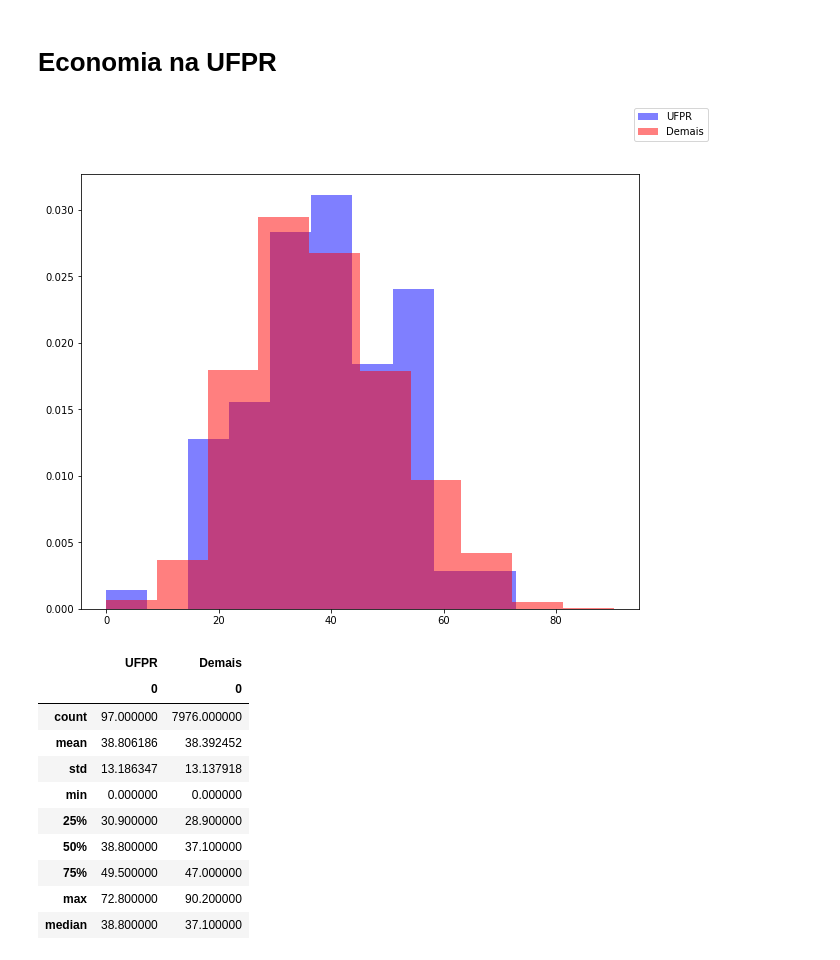
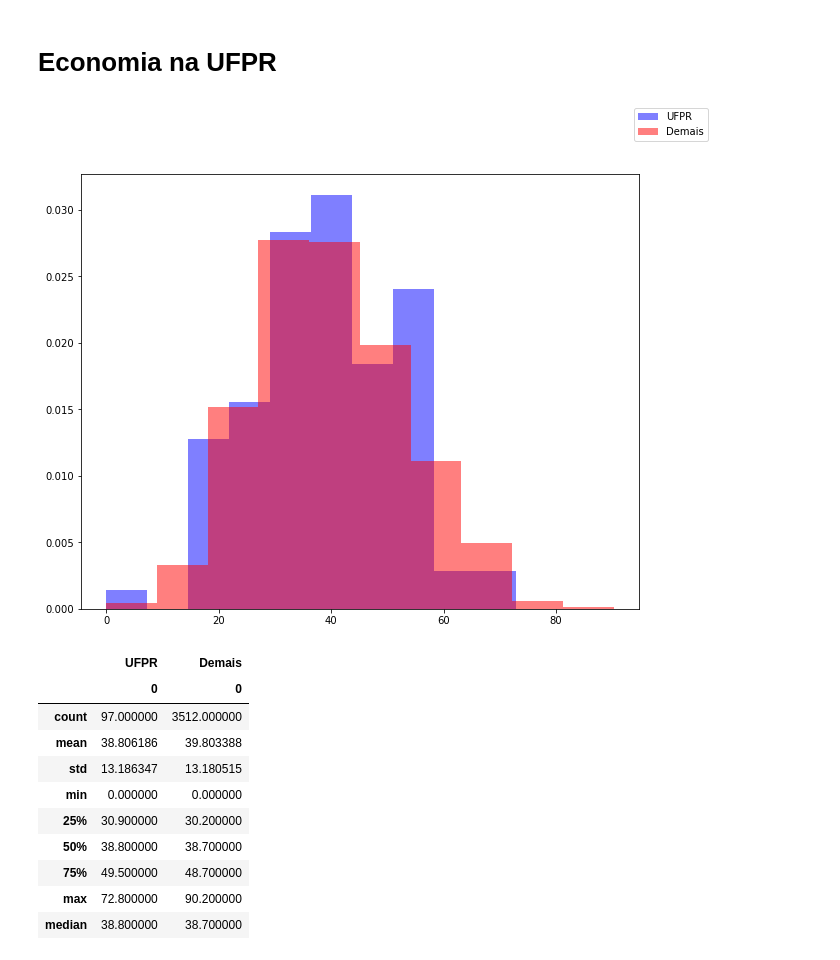
Before and after one commit to AcacioTelechi/estudo-ENADE, a Jupyter notebook: main.ipynb, the cells around one changed output. Cells and saved outputs as stored; diff of their text form; code cells hidden in the pictures.

```diff
--- a/main.ipynb
+++ b/main.ipynb
@@ -8,7 +8,7 @@ import matplotlib.pyplot as plt
 base = pd.read_table(r'microdados_enade_2018.txt', sep=';', encoding='latin-1', decimal=',')
 # %%
 # filtrar variáveis necessárias para análise
-df = base[['CO_IES', 'CO_CATEGAD', 'CO_CURSO', 'CO_GRUPO', 'CO_MODALIDADE', 'CO_UF_CURSO', 'CO_TURNO_GRADUACAO', 'NT_GER', 'NT_FG', 'NT_CE']]
+df = base[['CO_IES', 'CO_CATEGAD', 'CO_ORGACAD', 'CO_CURSO', 'CO_GRUPO', 'CO_MODALIDADE', 'CO_UF_CURSO', 'CO_TURNO_GRADUACAO', 'NT_GER', 'NT_FG', 'NT_CE']]
 
 # base dos cursos de economia
 df_economia = df[df['CO_GRUPO'] == 13].reset_index().drop(columns=['CO_GRUPO'])
@@ -140,0 +249,5 @@ desc
+# %%
+df_economia_federais = df_economia[(df_economia['CO_CATEGAD'] == 93) | (df_economia['CO_CATEGAD'] == 10002)]
+df_economia_univ_federais = df_economia_federais[(df_economia_federais['CO_ORGACAD'] == 10028)]
+
+df_economia_nao_fed = df_economia[(df_economia['CO_CATEGAD'] != 93) & (df_economia['CO_CATEGAD'] != 10002)]
@@ -142,35 +279,35 @@ desc
 # Economia na UFPR
 # %%
 x1 = df_economia_ufpr['NT_GER']
-x2 = df_economia[df_economia['CO_IES'] != 571]['NT_GER']
+x2 = df_economia_univ_federais[df_economia_univ_federais['CO_IES'] != 571]['NT_GER']
 
 num_bins = 10
 
 fig, ax = plt.subplots(sharex=True)
 ax1 = ax.hist(x1, num_bins, color='blue', alpha=0.5, label='UFPR', density=True)
 ax2 = ax.hist(x2, num_bins, color='red', alpha=0.5, label='Demais', density=True)
 
 fig.legend()
 
 fig.set_size_inches(10, 8)
 
 plt.show()
 
 x1_desc = pd.concat([x1.describe(), pd.DataFrame.from_dict({"median" : x1.median()}, orient='index')])
 x2_desc = pd.concat([x2.describe(), pd.DataFrame.from_dict({"median" : x2.median()}, orient='index')])
 
 desc = pd.concat([x1_desc, x2_desc], axis=1, keys=['UFPR', 'Demais'])
 desc
 # %% [output]
-[figure, old version]
+[figure, new version]
 |  | UFPR | Demais |
 |  | 0 | 0 |
-| count | 97.000000 | 7976.000000 |
-| mean | 38.806186 | 38.392452 |
-| std | 13.186347 | 13.137918 |
+| count | 97.000000 | 3512.000000 |
+| mean | 38.806186 | 39.803388 |
+| std | 13.186347 | 13.180515 |
 | min | 0.000000 | 0.000000 |
-| 25% | 30.900000 | 28.900000 |
-| 50% | 38.800000 | 37.100000 |
-| 75% | 49.500000 | 47.000000 |
+| 25% | 30.900000 | 30.200000 |
+| 50% | 38.800000 | 38.700000 |
+| 75% | 49.500000 | 48.700000 |
 | max | 72.800000 | 90.200000 |
-| median | 38.800000 | 37.100000 |
+| median | 38.800000 | 38.700000 |
```
Also changed, not shown: parts of 18 cells of this notebook, 3 other files.
